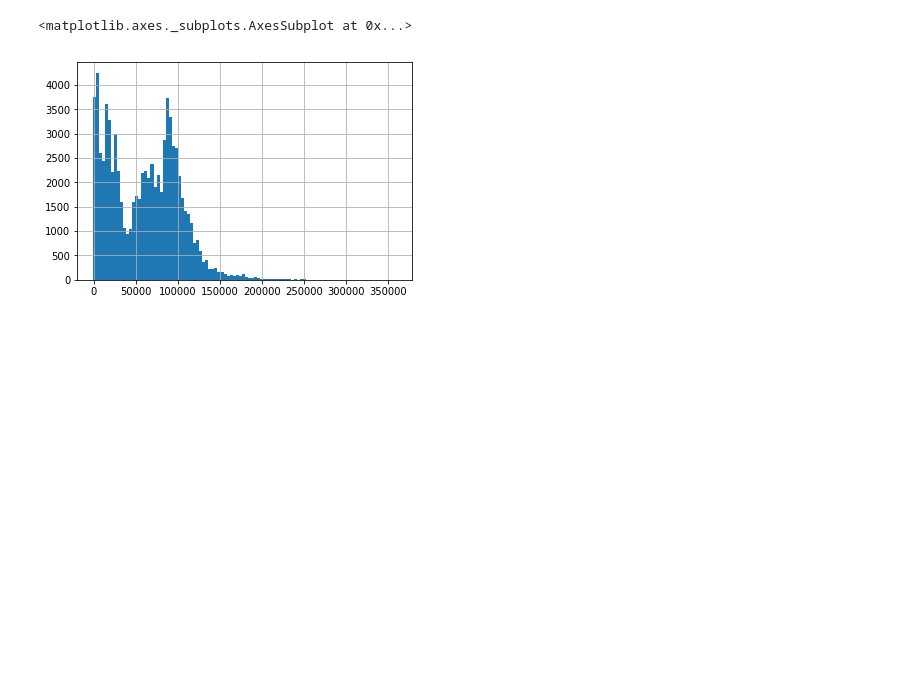
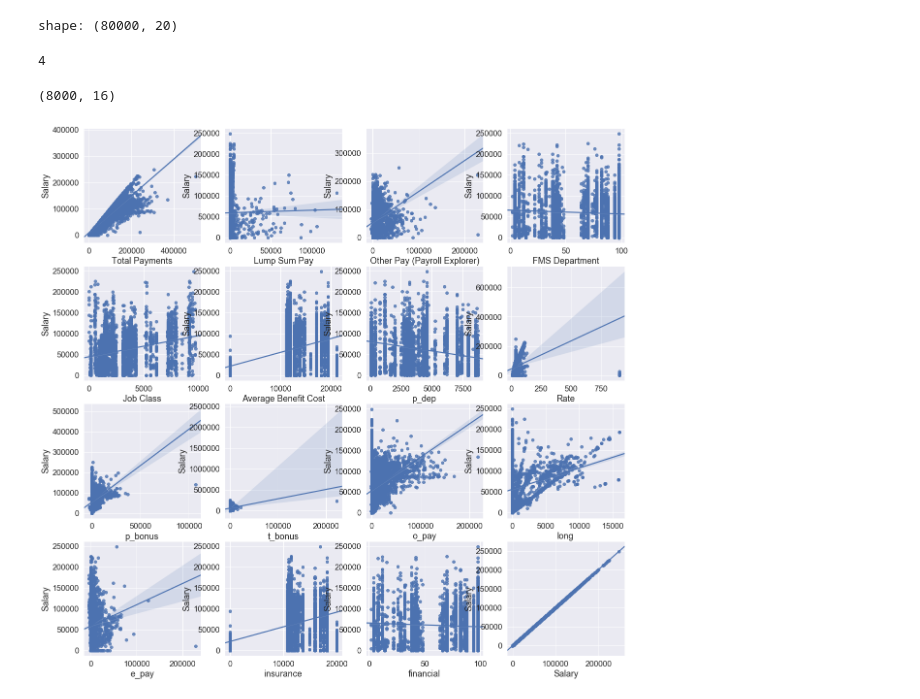
Before and after one commit to XC-Li/LMI-Data-Synthesis-Competition, a Jupyter notebook: Salary_Model.ipynb, the cells around one changed output. Drawn from its saved outputs; the diff is of its cells as text; code cells hidden in the pictures; blank space fills up the shorter version.

```diff
--- a/Salary_Model.ipynb
+++ b/Salary_Model.ipynb
@@ -34,5 +8,0 @@ X.shape
-# %%
-y.hist(bins=100)
-# %% [output]
-<matplotlib.axes._subplots.AxesSubplot at 0x...>
-[figure, removed]
@@ -38,0 +14,19 @@ y.hist(bins=100)
+# %%
+df = pd.read_pickle("processed_data.pickle")
+print("shape:",df.shape)
+
+num_cols = ['Total Payments', 'Lump Sum Pay', 'Other Pay (Payroll Explorer)',
+       'FMS Department', 'Job Class', 'Average Benefit Cost', 'p_dep',
+        'Rate', 'p_bonus', 't_bonus', 'o_pay', 'long', 'e_pay',
+        'insurance', 'financial']
+cat_cols = ['e_type', 'benefit', 'Time', 'p_grade']
+# %% [output]
+shape: (80000, 20)
+4
+# %%
+df_sample = df.sample(n=int(df.shape[0]*0.1))
+cols=num_cols + ['Salary']
+df_sample = df_sample[cols]
+df_sample.shape
+# %% [output]
+(8000, 16)
@@ -38,0 +35,8 @@ y.hist(bins=100)
+# %%
+# Draw scatterplot
+plt.figure(figsize=(20,20))
+for i in range(1,17):
+    plt.subplot(4,4,i)
+    sns.regplot(x=df_sample[cols[i-1]], y=df_sample["Salary"])
+# %% [output]
+[figure, added]
```
Also changed, not shown: parts of 13 cells of this notebook, 2 other files.
